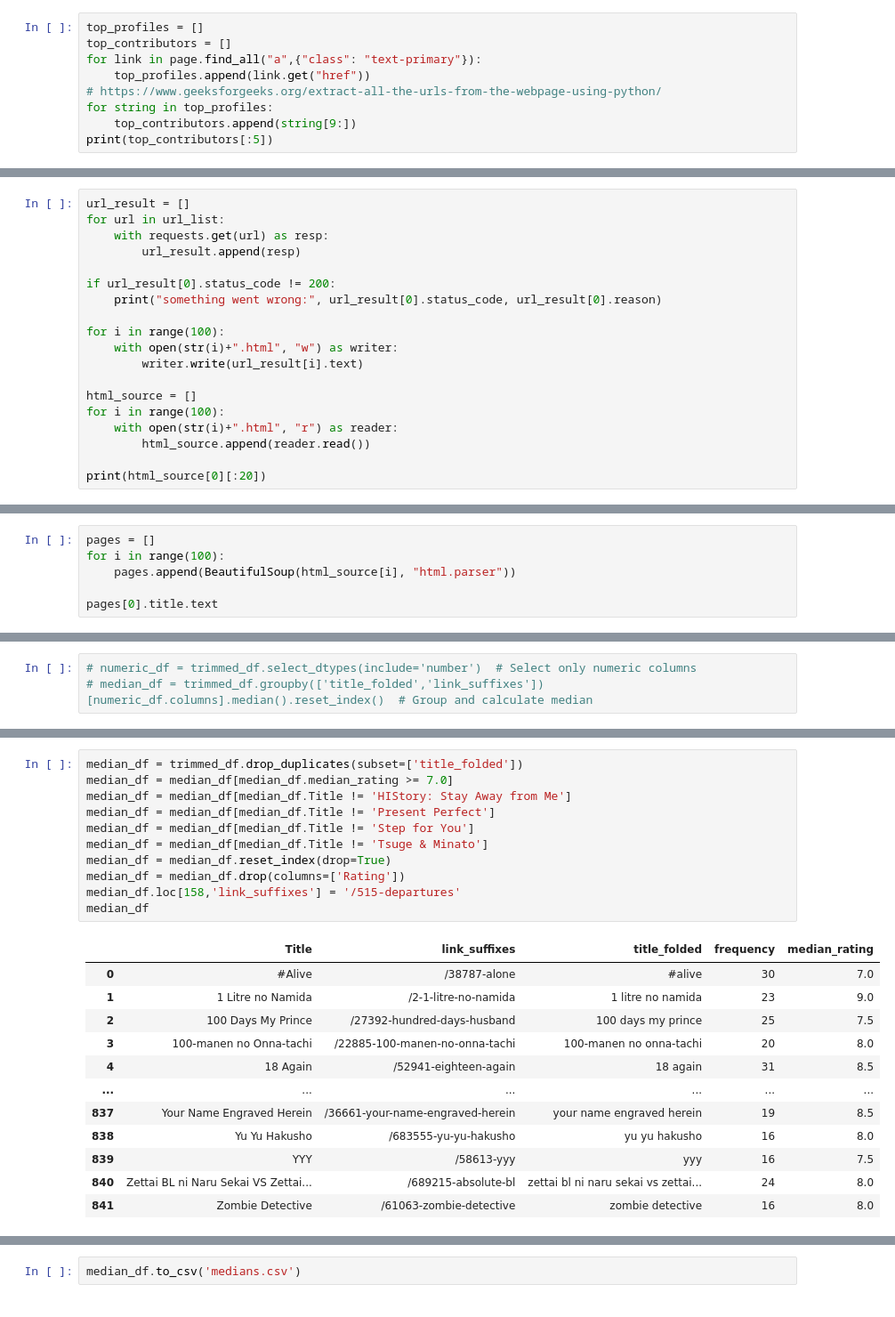
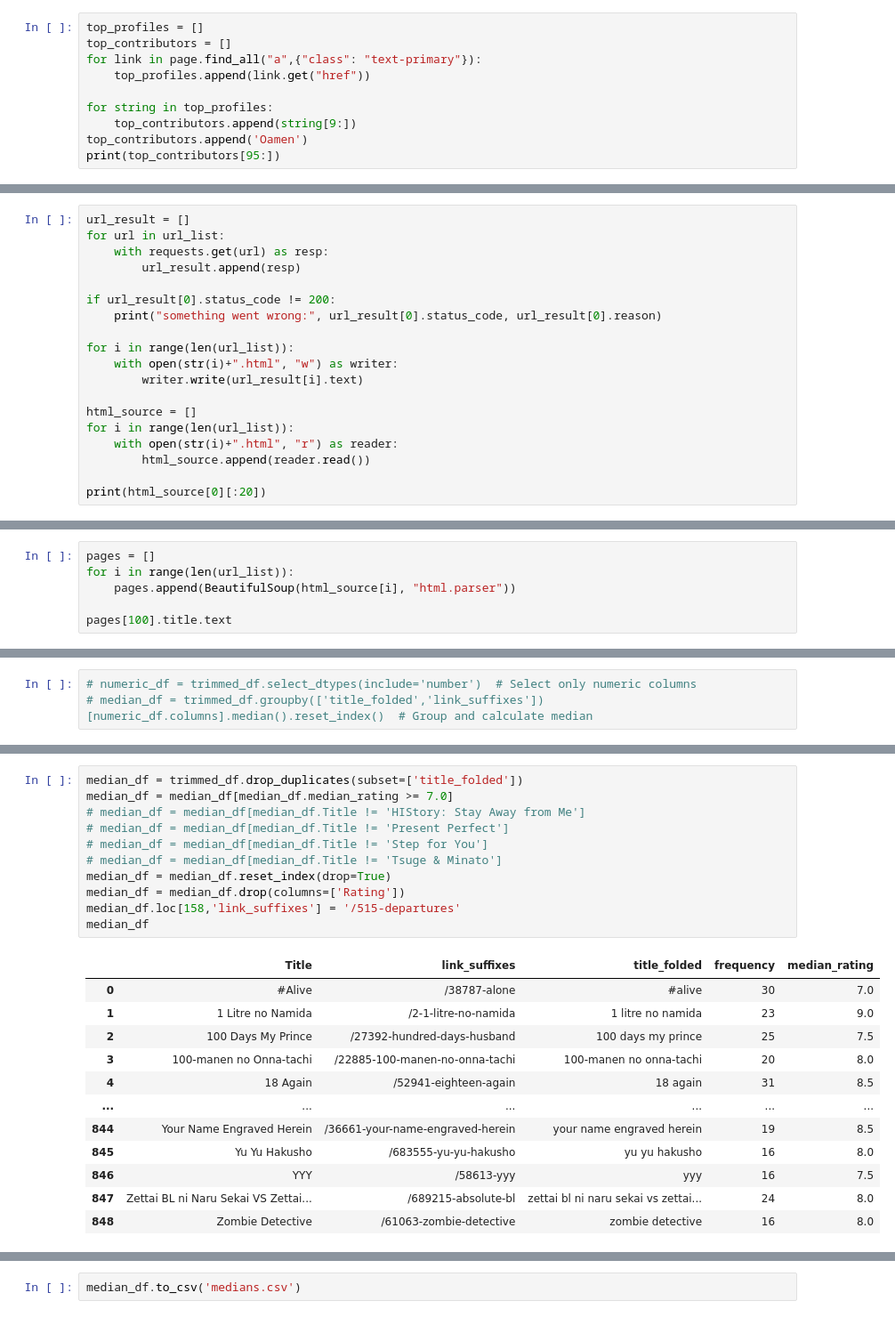
Before and after one commit to Oamen8/MDL_recommendations, a Jupyter notebook: MDL_cleaning.ipynb, the cells around one changed output, grey strips where cells are left out. Shown at 89% size. Cells and saved outputs as stored; diff of their text form.

```diff
--- a/MDL_cleaning.ipynb
+++ b/MDL_cleaning.ipynb
@@ -29,8 +31,9 @@ top_profiles = []
 top_contributors = []
 for link in page.find_all("a",{"class": "text-primary"}):
     top_profiles.append(link.get("href"))
-# https://www.geeksforgeeks.org/extract-all-the-urls-from-the-webpage-using-python/
+
 for string in top_profiles:
     top_contributors.append(string[9:])
-print(top_contributors[:5])
+top_contributors.append('Oamen')
+print(top_contributors[95:])
 # %% [output]
@@ -51,12 +54,12 @@ for url in url_list:
 if url_result[0].status_code != 200:
     print("something went wrong:", url_result[0].status_code, url_result[0].reason)
 
-for i in range(100):
+for i in range(len(url_list)):
     with open(str(i)+".html", "w") as writer:
         writer.write(url_result[i].text)
 
 html_source = []
-for i in range(100):
+for i in range(len(url_list)):
     with open(str(i)+".html", "r") as reader:
         html_source.append(reader.read())
 
@@ -66,8 +69,8 @@ print(html_source[0][:20])
 <htm
 # %%
 pages = []
-for i in range(100):
+for i in range(len(url_list)):
     pages.append(BeautifulSoup(html_source[i], "html.parser"))
 
-pages[0].title.text
+pages[100].title.text
 # %% [output]
@@ -319,24 +417,24 @@ print(trimmed_df)
 # %%
 median_df = trimmed_df.drop_duplicates(subset=['title_folded'])
 median_df = median_df[median_df.median_rating >= 7.0]
-median_df = median_df[median_df.Title != 'HIStory: Stay Away from Me']
-median_df = median_df[median_df.Title != 'Present Perfect']
-median_df = median_df[median_df.Title != 'Step for You']
-median_df = median_df[median_df.Title != 'Tsuge & Minato']
+# median_df = median_df[median_df.Title != 'HIStory: Stay Away from Me']
+# median_df = median_df[median_df.Title != 'Present Perfect']
+# median_df = median_df[median_df.Title != 'Step for You']
+# median_df = median_df[median_df.Title != 'Tsuge & Minato']
 median_df = median_df.reset_index(drop=True)
 median_df = median_df.drop(columns=['Rating'])
 median_df.loc[158,'link_suffixes'] = '/515-departures'
 median_df
 # %% [output]
 |  | Title | link_suffixes | title_folded | frequency | median_rating |
 | 0 | #Alive | /38787-alone | #alive | 30 | 7.0 |
 | 1 | 1 Litre no Namida | /2-1-litre-no-namida | 1 litre no namida | 23 | 9.0 |
 | 2 | 100 Days My Prince | /27392-hundred-days-husband | 100 days my prince | 25 | 7.5 |
 | 3 | 100-manen no Onna-tachi | /22885-100-manen-no-onna-tachi | 100-manen no onna-tachi | 20 | 8.0 |
 | 4 | 18 Again | /52941-eighteen-again | 18 again | 31 | 8.5 |
 | ... | ... | ... | ... | ... | ... |
-| 837 | Your Name Engraved Herein | /36661-your-name-engraved-herein | your name engraved herein | 19 | 8.5 |
-| 838 | Yu Yu Hakusho | /683555-yu-yu-hakusho | yu yu hakusho | 16 | 8.0 |
-| 839 | YYY | /58613-yyy | yyy | 16 | 7.5 |
-| 840 | Zettai BL ni Naru Sekai VS Zettai... | /689215-absolute-bl | zettai bl ni naru sekai vs zettai... | 24 | 8.0 |
-| 841 | Zombie Detective | /61063-zombie-detective | zombie detective | 16 | 8.0 |
+| 844 | Your Name Engraved Herein | /36661-your-name-engraved-herein | your name engraved herein | 19 | 8.5 |
+| 845 | Yu Yu Hakusho | /683555-yu-yu-hakusho | yu yu hakusho | 16 | 8.0 |
+| 846 | YYY | /58613-yyy | yyy | 16 | 7.5 |
+| 847 | Zettai BL ni Naru Sekai VS Zettai... | /689215-absolute-bl | zettai bl ni naru sekai vs zettai... | 24 | 8.0 |
+| 848 | Zombie Detective | /61063-zombie-detective | zombie detective | 16 | 8.0 |
```
Also changed, not shown: parts of 28 cells of this notebook, 1 other file.
